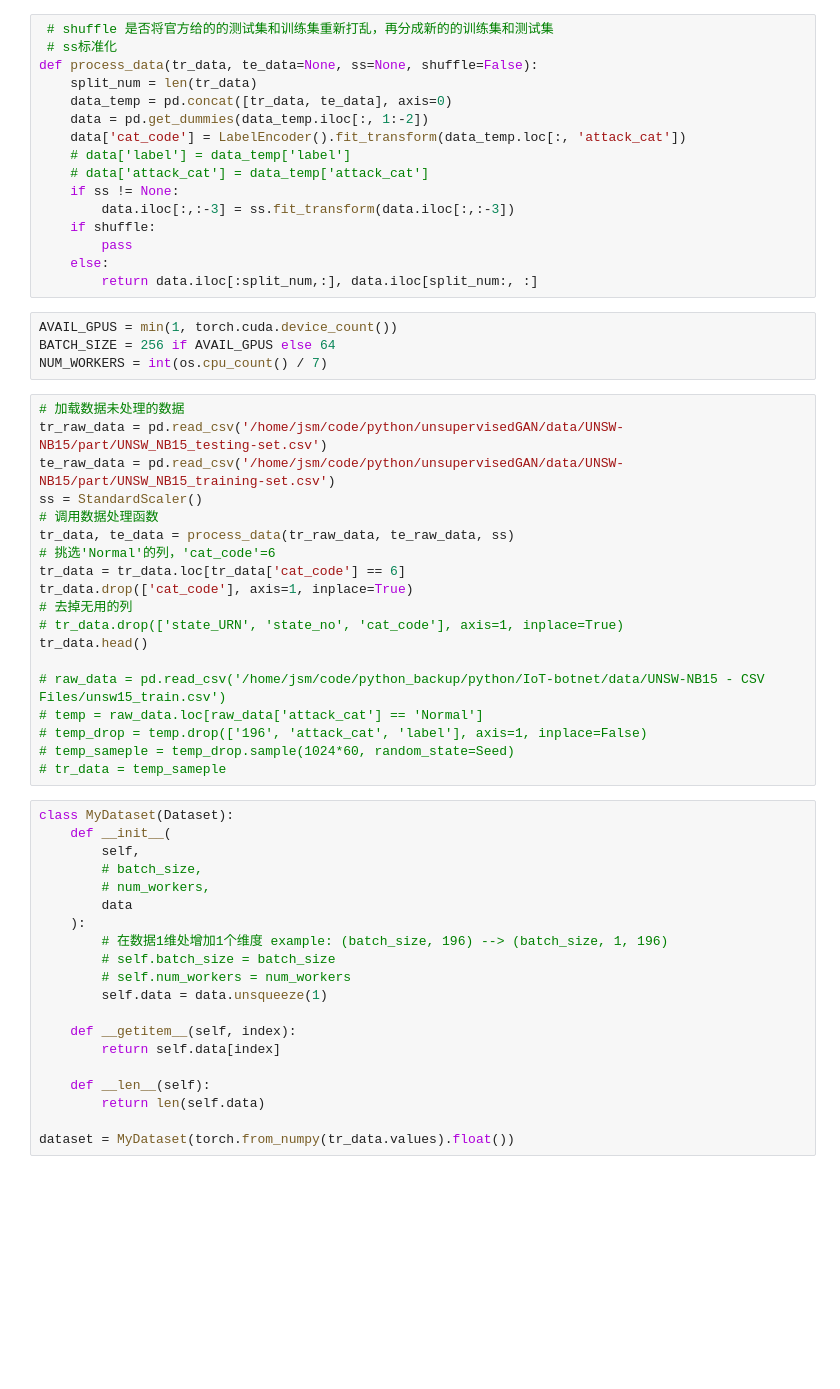
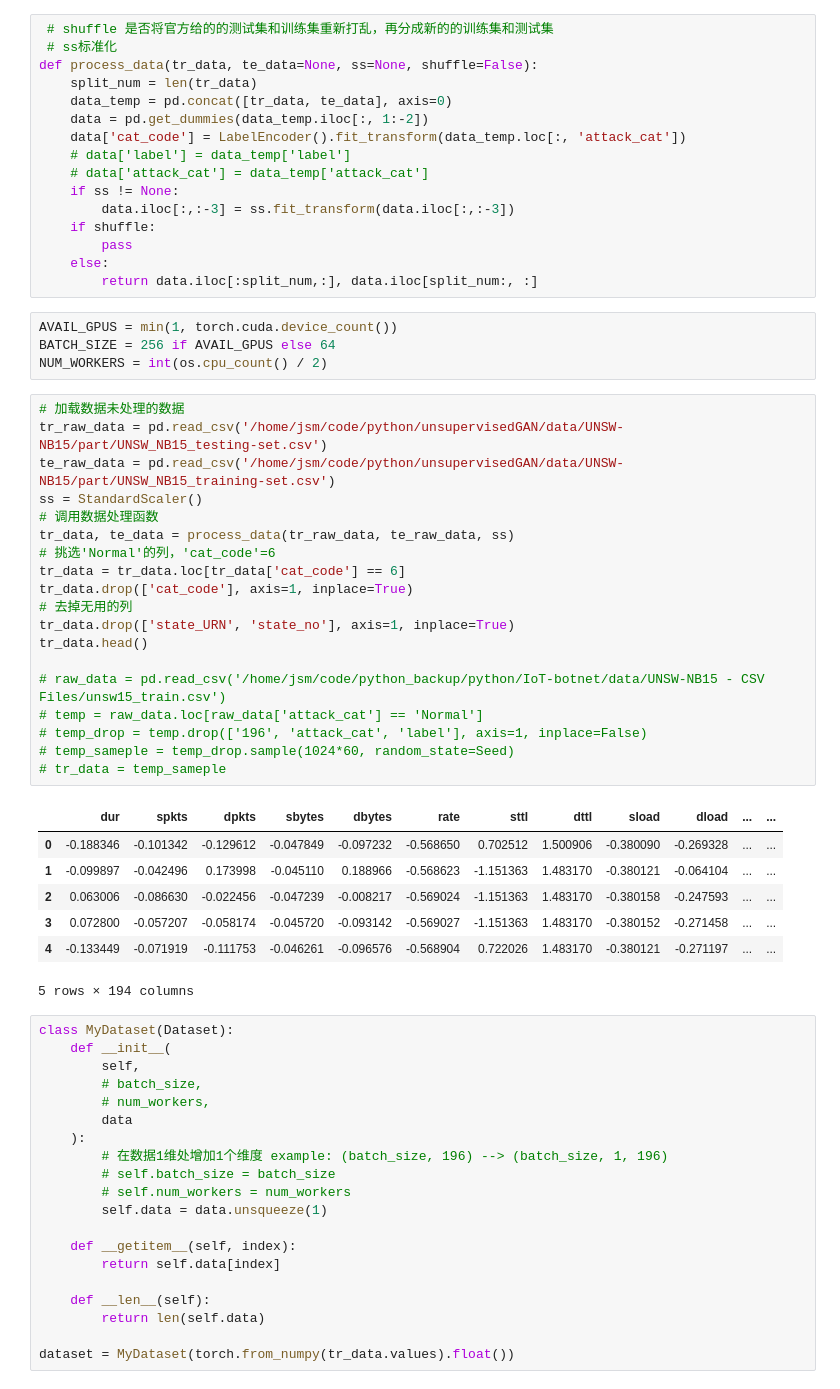
Before and after one commit to starJsm/GAN, a Jupyter notebook: wgan.ipynb, the cells around one changed output. Drawn from its saved outputs; the diff is of its cells as text; blank space fills up the shorter version.

```diff
--- a/wgan.ipynb
+++ b/wgan.ipynb
@@ -55,26 +56,34 @@ def process_data(tr_data, te_data=None, ss=None, shuffle=False):
 # %%
 AVAIL_GPUS = min(1, torch.cuda.device_count())
 BATCH_SIZE = 256 if AVAIL_GPUS else 64
-NUM_WORKERS = int(os.cpu_count() / 7)
+NUM_WORKERS = int(os.cpu_count() / 2)
 # %%
 # 加载数据未处理的数据
 tr_raw_data = pd.read_csv('/home/jsm/code/python/unsupervisedGAN/data/UNSW-NB15/part/UNSW_NB15_testing-set.csv')
 te_raw_data = pd.read_csv('/home/jsm/code/python/unsupervisedGAN/data/UNSW-NB15/part/UNSW_NB15_training-set.csv')
 ss = StandardScaler()
 # 调用数据处理函数
 tr_data, te_data = process_data(tr_raw_data, te_raw_data, ss)
 # 挑选'Normal'的列，'cat_code'=6
 tr_data = tr_data.loc[tr_data['cat_code'] == 6]
 tr_data.drop(['cat_code'], axis=1, inplace=True)
 # 去掉无用的列
-# tr_data.drop(['state_URN', 'state_no', 'cat_code'], axis=1, inplace=True)
+tr_data.drop(['state_URN', 'state_no'], axis=1, inplace=True)
 tr_data.head()
 
 # raw_data = pd.read_csv('/home/jsm/code/python_backup/python/IoT-botnet/data/UNSW-NB15 - CSV Files/unsw15_train.csv')
 # temp = raw_data.loc[raw_data['attack_cat'] == 'Normal']
 # temp_drop = temp.drop(['196', 'attack_cat', 'label'], axis=1, inplace=False)
 # temp_sameple = temp_drop.sample(1024*60, random_state=Seed)
 # tr_data = temp_sameple
+# %% [output]
+|  | dur | spkts | dpkts | sbytes | dbytes | rate | sttl | dttl | sload | dload | ... | ... |
+| 0 | -0.188346 | -0.101342 | -0.129612 | -0.047849 | -0.097232 | -0.568650 | 0.702512 | 1.500906 | -0.380090 | -0.269328 | ... | ... |
+| 1 | -0.099897 | -0.042496 | 0.173998 | -0.045110 | 0.188966 | -0.568623 | -1.151363 | 1.483170 | -0.380121 | -0.064104 | ... | ... |
+| 2 | 0.063006 | -0.086630 | -0.022456 | -0.047239 | -0.008217 | -0.569024 | -1.151363 | 1.483170 | -0.380158 | -0.247593 | ... | ... |
+| 3 | 0.072800 | -0.057207 | -0.058174 | -0.045720 | -0.093142 | -0.569027 | -1.151363 | 1.483170 | -0.380152 | -0.271458 | ... | ... |
+| 4 | -0.133449 | -0.071919 | -0.111753 | -0.046261 | -0.096576 | -0.568904 | 0.722026 | 1.483170 | -0.380121 | -0.271197 | ... | ... |
+5 rows × 194 columns
 # %%
 class MyDataset(Dataset):
     def __init__(
```
Also changed, not shown: parts of 3 cells of this notebook, 2 other files.
